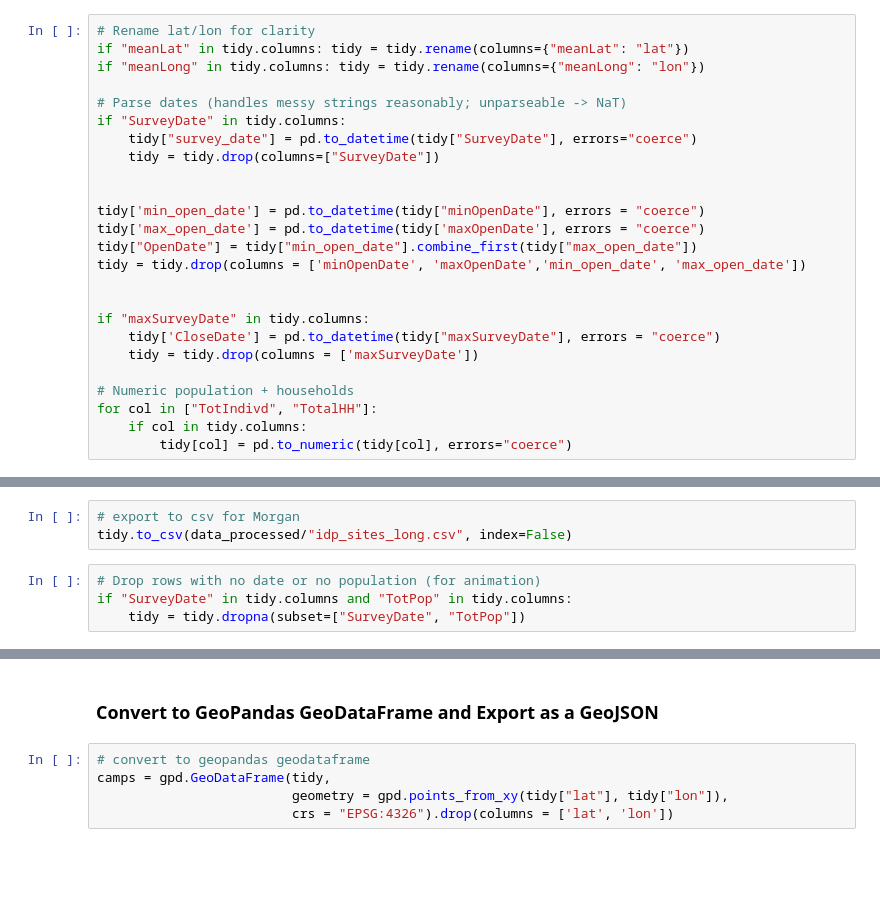
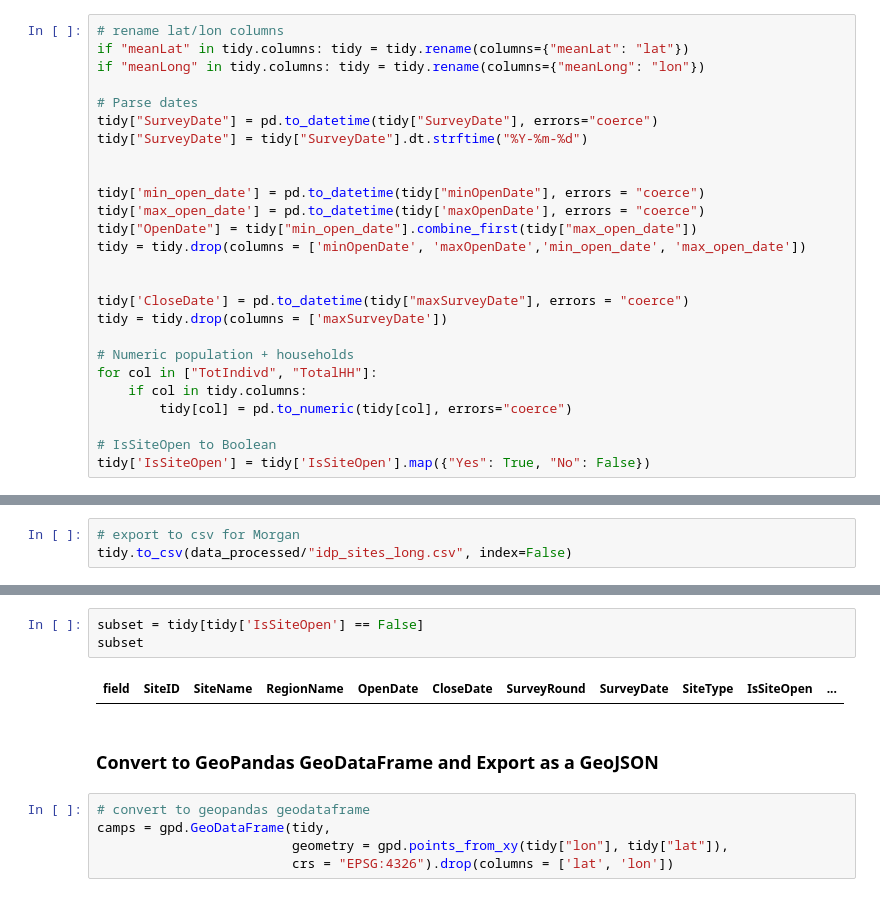
Before and after one commit to zrmondsc/lab03, a Jupyter notebook: python/00_process_idp_sites.ipynb, the cells around one changed output, grey strips where cells are left out. Drawn from its saved outputs; the diff is of its cells as text; blank space fills up the shorter version.

```diff
--- a/python/00_process_idp_sites.ipynb
+++ b/python/00_process_idp_sites.ipynb
@@ -211,14 +211,13 @@ tidy = melted.pivot_table(
     aggfunc="first"
 ).reset_index()
 # %%
-# Rename lat/lon for clarity
+# rename lat/lon columns
 if "meanLat" in tidy.columns: tidy = tidy.rename(columns={"meanLat": "lat"})
 if "meanLong" in tidy.columns: tidy = tidy.rename(columns={"meanLong": "lon"})
 
-# Parse dates (handles messy strings reasonably; unparseable -> NaT)
-if "SurveyDate" in tidy.columns:
-    tidy["survey_date"] = pd.to_datetime(tidy["SurveyDate"], errors="coerce")
-    tidy = tidy.drop(columns=["SurveyDate"])
+# Parse dates
+tidy["SurveyDate"] = pd.to_datetime(tidy["SurveyDate"], errors="coerce")
+tidy["SurveyDate"] = tidy["SurveyDate"].dt.strftime("%Y-%m-%d")
 
 
 tidy['min_open_date'] = pd.to_datetime(tidy["minOpenDate"], errors = "coerce")
@@ -227,14 +226,16 @@ tidy["OpenDate"] = tidy["min_open_date"].combine_first(tidy["max_open_date"])
 tidy = tidy.drop(columns = ['minOpenDate', 'maxOpenDate','min_open_date', 'max_open_date'])
 
 
-if "maxSurveyDate" in tidy.columns:
-    tidy['CloseDate'] = pd.to_datetime(tidy["maxSurveyDate"], errors = "coerce")
-    tidy = tidy.drop(columns = ['maxSurveyDate'])
+tidy['CloseDate'] = pd.to_datetime(tidy["maxSurveyDate"], errors = "coerce")
+tidy = tidy.drop(columns = ['maxSurveyDate'])
 
 # Numeric population + households
 for col in ["TotIndivd", "TotalHH"]:
     if col in tidy.columns:
         tidy[col] = pd.to_numeric(tidy[col], errors="coerce")
+
+# IsSiteOpen to Boolean
+tidy['IsSiteOpen'] = tidy['IsSiteOpen'].map({"Yes": True, "No": False})
 # %%
 # rename the field column to the OID column
 tidy = tidy.rename(columns={"TotIndivd": "TotPop", "TotalHH": "TotHH", "survey": "SurveyRound", "meanLat": "lat", "meanLong": "lon","survey_date": 'SurveyDate'})
@@ -263,7 +264,3 @@ tidy
 # %%
 # export to csv for Morgan
 tidy.to_csv(data_processed/"idp_sites_long.csv", index=False)
-# %%
-# Drop rows with no date or no population (for animation)
-if "SurveyDate" in tidy.columns and "TotPop" in tidy.columns:
-    tidy = tidy.dropna(subset=["SurveyDate", "TotPop"])
@@ -286,9 +267,14 @@ tidy
+# %%
+subset = tidy[tidy['IsSiteOpen'] == False]
+subset
+# %% [output]
+| field | SiteID | SiteName | RegionName | OpenDate | CloseDate | SurveyRound | SurveyDate | SiteType | IsSiteOpen | ... |
 # %% [markdown]
 ### Convert to GeoPandas GeoDataFrame and Export as a GeoJSON
 # %%
 # convert to geopandas geodataframe
 camps = gpd.GeoDataFrame(tidy,
-                         geometry = gpd.points_from_xy(tidy["lat"], tidy["lon"]),
+                         geometry = gpd.points_from_xy(tidy["lon"], tidy["lat"]),
                          crs = "EPSG:4326").drop(columns = ['lat', 'lon'])
 # %%
 # view the first row of the dataframe
```
Also changed, not shown: parts of 7 cells of this notebook, 9 other files.
